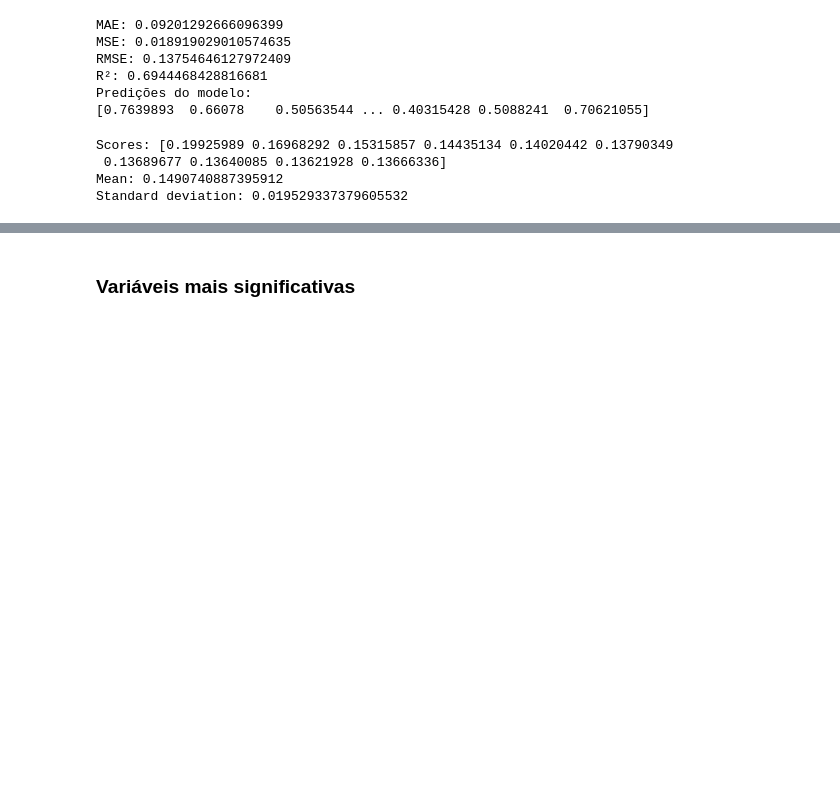
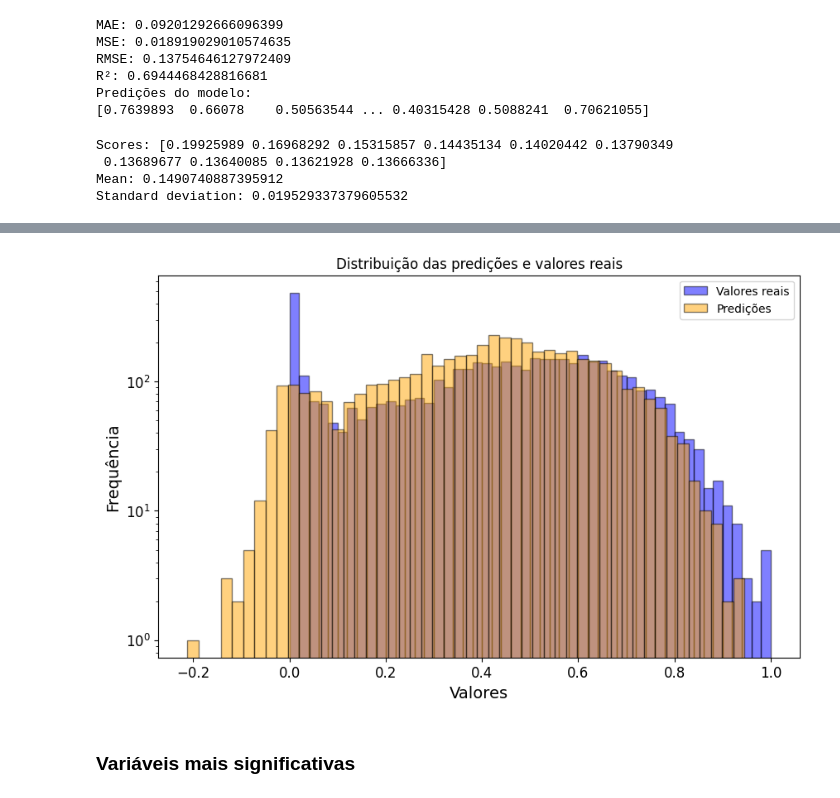
Before and after one commit to Lrs-mtos/song-popularity-ML, a Jupyter notebook: sp_experimental.ipynb, the cells around one changed output, grey strips where cells are left out. Cells and saved outputs as stored; diff of their text form; code cells hidden in the pictures; blank space fills up the shorter version.

```diff
--- a/sp_experimental.ipynb
+++ b/sp_experimental.ipynb
@@ -798,2 +874,6 @@ plot_predictions(validation_set_cp, XGBRegressor_model)
+# %%
+plot_distribution(validation_set_cp, XGBRegressor_model)
+# %% [output]
+[figure, added]
 # %% [markdown]
 ### Variáveis mais significativas
```
Also changed, not shown: parts of 20 cells of this notebook.
